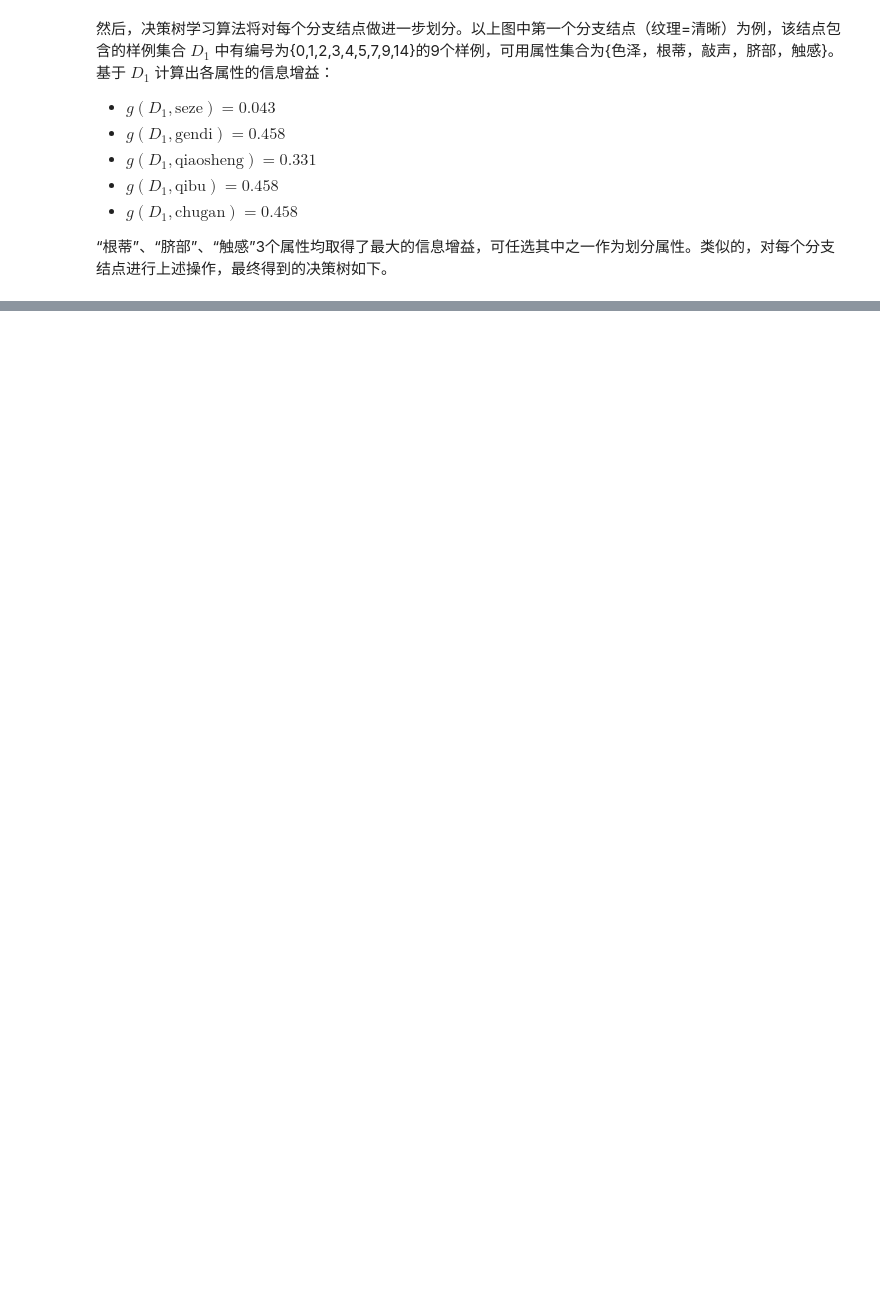
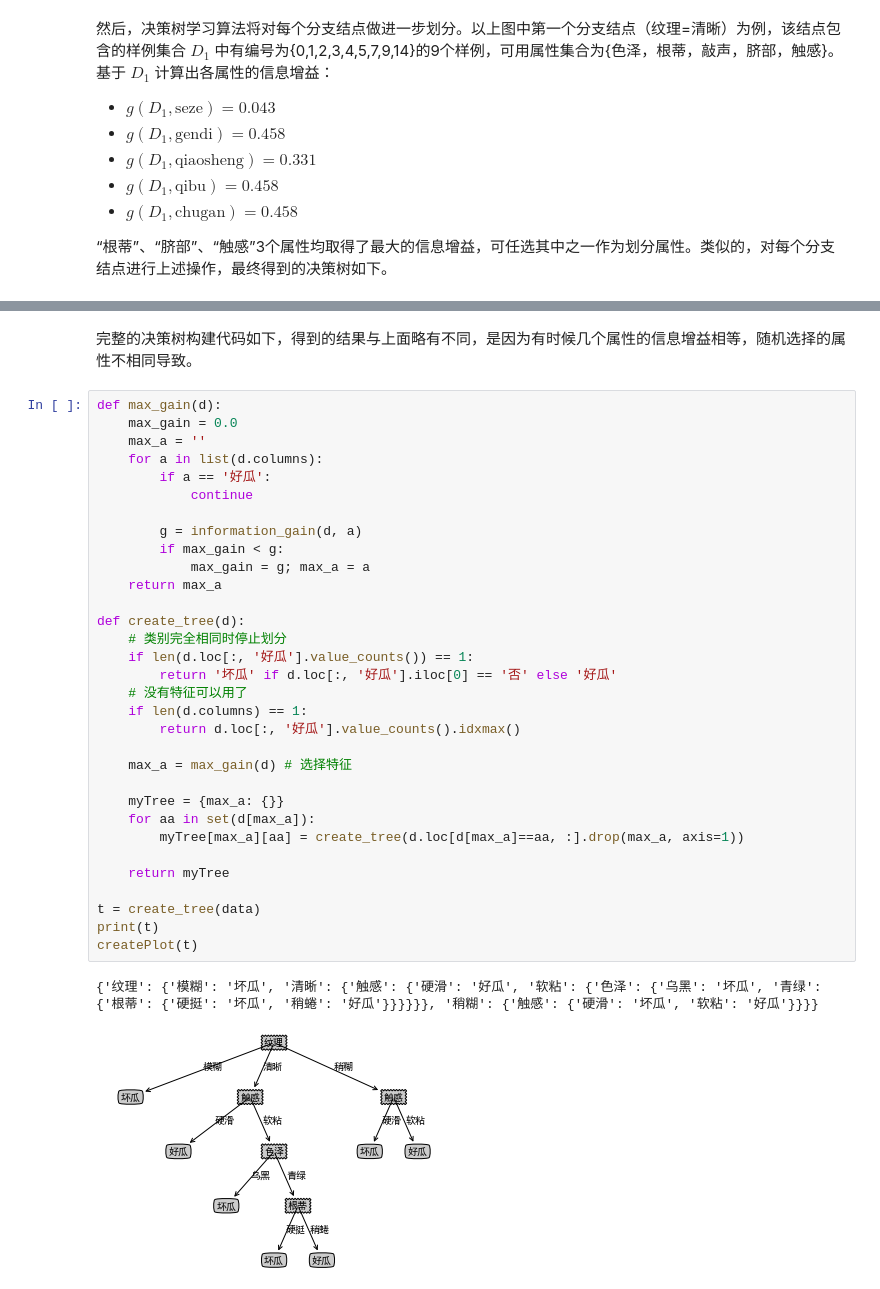
Before and after one commit to coder-ss/ss-cheat-sheet-ml, a Jupyter notebook: decision-tree/ID3-C45-CART.ipynb, the cells around one changed output, grey strips where cells are left out. Saved outputs shown, nothing was run; the diff lists cells and outputs as text; blank space fills up the shorter version.

Commit message:
decision tree algorithm 1.0

```diff
--- a/decision-tree/ID3-C45-CART.ipynb
+++ b/decision-tree/ID3-C45-CART.ipynb
@@ -341,0 +391,37 @@ createPlot(tree)
+# %% [markdown]
+完整的决策树构建代码如下，得到的结果与上面略有不同，是因为有时候几个属性的信息增益相等，随机选择的属性不相同导致。
+# %%
+def max_gain(d):
+    max_gain = 0.0
+    max_a = ''
+    for a in list(d.columns):
+        if a == '好瓜':
+            continue
+
+        g = information_gain(d, a)
+        if max_gain < g:
+            max_gain = g; max_a = a
+    return max_a
+
+def create_tree(d):
+    # 类别完全相同时停止划分
+    if len(d.loc[:, '好瓜'].value_counts()) == 1:
+        return '坏瓜' if d.loc[:, '好瓜'].iloc[0] == '否' else '好瓜'
+    # 没有特征可以用了
+    if len(d.columns) == 1:
+        return d.loc[:, '好瓜'].value_counts().idxmax()
+
+    max_a = max_gain(d) # 选择特征
+
+    myTree = {max_a: {}}
+    for aa in set(d[max_a]):
+        myTree[max_a][aa] = create_tree(d.loc[d[max_a]==aa, :].drop(max_a, axis=1))
+
+    return myTree
+
+t = create_tree(data)
+print(t)
+createPlot(t)
+# %% [output]
+{'纹理': {'模糊': '坏瓜', '清晰': {'触感': {'硬滑': '好瓜', '软粘': {'色泽': {'乌黑': '坏瓜', '青绿': {'根蒂': {'硬挺': '坏瓜', '稍蜷': '好瓜'}}}}}}, '稍糊': {'触感': {'硬滑': '坏瓜', '软粘': '好瓜'}}}}
+[figure, added]
```
Also changed, not shown: parts of 11 cells of this notebook.
